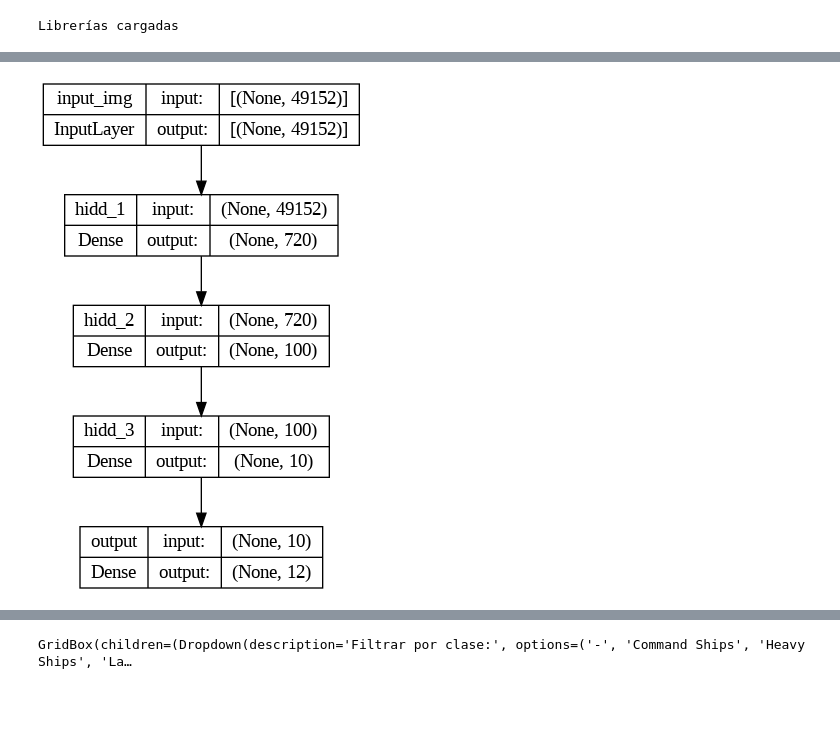
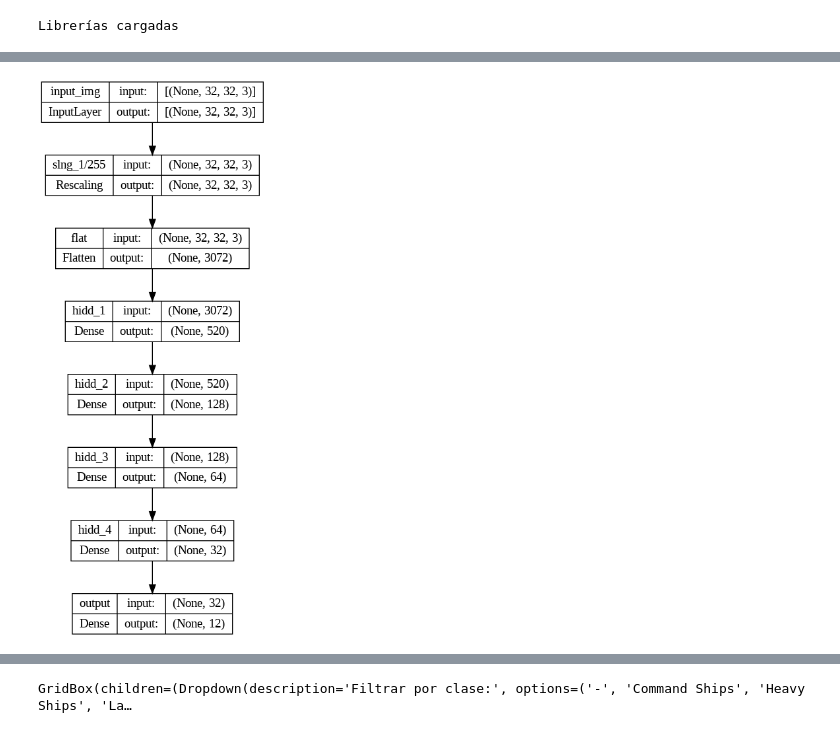
Before and after one commit to PGP-MachineLearning/demoStarWars, a Jupyter notebook: 6-Imagenes-RNA-MLP.ipynb, the cells around one changed output, grey strips where cells are left out. Saved outputs shown, nothing was run; the diff lists cells and outputs as text; code cells hidden in the pictures; blank space fills up the shorter version.

```diff
--- a/6-Imagenes-RNA-MLP.ipynb
+++ b/6-Imagenes-RNA-MLP.ipynb
@@ -154,18 +205,23 @@ if len(classes_test)>0:
 # %%
-#@title Preparar imágenes
+#@title Preparar imágenes para usar en el modelo
+
 # define función auxiliar para mostrar imágenes preparadas
 def plot_image(imag):
   if IMAGE_SHAPE[2]==1:
-    plt.imshow((imag*255).reshape(IMAGE_SHAPE[0], IMAGE_SHAPE[1]).astype(np.uint8))
+    plt.imshow((imag).reshape(IMAGE_SHAPE[0], IMAGE_SHAPE[1]).astype(np.uint8)) ## *255
     plt.gray()
   else:
-    plt.imshow((imag*255).reshape(IMAGE_SHAPE).astype(np.uint8))
+    plt.imshow((imag).reshape(IMAGE_SHAPE).astype(np.uint8)) ## *255
   plt.axis("off")
 
 # define función auxiliar para preparar la lista de imágenes a procesar
 def prepare_imageList(imagList):
-  auxiAr = np.array(imagList).astype('float32') / 255.
-  auxiAr = auxiAr.reshape((len(auxiAr), num_inputs))
+##  auxiAr = np.array(imagList).astype('float32') / 255.
+##  auxiAr = auxiAr.reshape((len(auxiAr), num_inputs))
+  auxiAr = np.array(imagList)
+  auxiAr = auxiAr.reshape((len(auxiAr), IMAGE_SHAPE[0], IMAGE_SHAPE[1], IMAGE_SHAPE[2]))
+  return auxiAr
+
   return np.array(auxiAr)
 
 # define función auxiliar para preparar lista de clases
@@ -192,6 +248,8 @@ x_test = prepare_imageList(images_test)
 y_train, y_trainEnc, dictMapeo = prepare_clasesList(classes_train)
 y_test, y_testEnc,_ = prepare_clasesList(classes_test, dictMapeo)
 
+daLayers_modelo = []
+
 # genera diccionario auxiliar para poder convertir de ID de clase a nombre de clase
 clases_map = [ x for x,y in dictMapeo.items() ]
 
@@ -231,56 +291,86 @@ if len(y_train)>0:
 # %%
 #@title Establecer modelo
 
+#@markdown ### Parámetros de la Red:
+lineal_cant_neuronas_capas_ocultas = '520, 128, 64, 32' #@param {type:"string"}
+#markdown (Nota: se puede indicar Cantidad de neuronas, D para DropOut, BN para BatchNormalization)
+lineal_capas_ocultas_tipo_funcion = 'relu' #@param ['exponential', 'linear', 'relu', 'sigmoid', 'tanh' ]
 
-#@markdown ### Parámetros de la red:
-rna_cant_neuronas_capas_ocultas = '720,100,10' #@param {type:"string"}
-rna_tipo_capa_salida = 'softmax-MultiClase' #@param ["lineal-Numero", "softmax-MultiClase"]
+lineal_porc_capa_DropOut = 0.0 #param {type:"number"}
+
+lineal_tipo_capa_salida = 'softmax-MultiClase' #@param ["lineal-Numero", "softmax-MultiClase"]
+
+#@markdown ### Parámetros del Optimizador:
+opt_tipo = "Nadam" #@param ["Gradiente Decreciente", "Adam", "Adadelta", "Adagrad", "Adamax", "Nadam", "FTRL"]
+opt_learning_rate = 0.005 #@param {type: "number"}
 
 ## aplicación de los parámetros elegidos
 
 # cantidad de neuronas ocultas
 ##hidden_layers = [ num_inputs//5, num_inputs//20, num_inputs//100 ]
 hidden_layers = []
-for val in rna_cant_neuronas_capas_ocultas.split(','):
+for val in lineal_cant_neuronas_capas_ocultas.split(','):
   val = val.strip()
-  if val.isnumeric():
+  if val == "D":
+    hidden_layers.append( "DropOut" )
+  elif val == "BN":
+    hidden_layers.append( "BatchNormalization" )
+  elif val.isnumeric():
     hidden_layers.append( val )
   else:
     print("Capa ", val, "descartada!")
 
+# chequea configuración de drop out
+if lineal_porc_capa_DropOut <= 0:
+  lineal_porc_capa_DropOut = 0.10
+elif lineal_porc_capa_DropOut > 0.9:
+    lineal_porc_capa_DropOut = 0.9
+
+
 # define si el tipo de capa de salida es softmax( True )  o lineal ( False )
 # esto implica también cambiar cómo se codifican los valores de las clases a usar
-tipo_output_softMax = (rna_tipo_capa_salida[:7] == 'softmax')
-
-opt_tipo = "Gradiente Decreciente" # param ["Gradiente Decreciente", "Adam", "Adadelta", "Adagrad", "Adamax", "Nadam", "FTRL"]
-opt_learning_rate = 0.001 #@param {type: "number"}
+tipo_output_softMax = (lineal_tipo_capa_salida[:7] == 'softmax')
 
 # define la arquitectura de capas teniendo en cuenta la definición dada anteriomente
-input_img_Lay = Input(shape=(num_inputs,), name='input_img') # capa de entrada
+##input_img_Lay = Input(shape=(num_inputs,), name='input_img') # capa de entrada
+input_img_Lay = tf.keras.layers.Input(shape=IMAGE_SHAPE, name='input_img') # capa de entrada
 eachLay = input_img_Lay
+
+# agrega capas de data augmentation si se usan
+if len(daLayers_modelo)>0:
+  for da_lay in daLayers_modelo:
+    eachLay = da_lay(eachLay)
+
+# agrega capa para ajuste de imágenes
+eachLay = tf.keras.layers.Rescaling(1./255, name='slng_1/255')(eachLay)
+eachLay = tf.keras.layers.Flatten(name='flat')(eachLay)
+
+# agrega capas ocultas
 auxName = 'hidd_'
 auxId = 1
 for val_hid in hidden_layers:
 
   if val_hid == "DropOut":
-    eachLay = Dropout(0.2)(eachLay)
+    auxlayerName = "d_"+str(auxId)
+    auxId = auxId + 1
+    eachLay = tf.keras.layers.Dropout(lineal_porc_capa_DropOut, name=auxlayerName)(eachLay)
   elif val_hid == "BatchNormalization":
-    auxlayerName = "bn"+str(auxId)
+    auxlayerName = "bn_"+str(auxId)
     auxId = auxId + 1
-    eachLay = BatchNormalization(name=auxlayerName)(eachLay)
+    eachLay = tf.keras.layers.BatchNormalization(name=auxlayerName)(eachLay)
   elif val_hid.isnumeric():
     # agrega la capa oculta
     auxlayerName = auxName+str(auxId)
     auxId = auxId + 1
-    eachLay = Dense(int(val_hid), name=auxlayerName)(eachLay) # capas ocultas
+    eachLay = tf.keras.layers.Dense(int(val_hid), activation=lineal_capas_ocultas_tipo_funcion, name=auxlayerName)(eachLay) # capas ocultas
 
 # agrega capa de salida
 if tipo_output_softMax:
     # se genera una capa softmax
-    output_img_Lay = Dense(units = len(dictMapeo), activation='softmax', name='output')(eachLay) # capa de salida
+    output_img_Lay = tf.keras.layers.Dense(units = len(dictMapeo), activation='softmax', name='output')(eachLay) # capa de salida
 else:
     # se genera una capa lineal con una salida numérica
-    output_img_Lay = Dense(1, activation=None, name='output')(eachLay) # capa de salida
+    output_img_Lay = tf.keras.layers.Dense(1, activation=None, name='output')(eachLay) # capa de salida
 
 
 if opt_tipo == "Gradiente Decreciente":
@@ -335,3 +422,3 @@ Trainable params: 35463402 (135.28 MB)
 Non-trainable params: 0 (0.00 Byte)
 _________________________________________________________________
-[figure, old version]
+[figure, new version]
```
Also changed, not shown: parts of 18 cells of this notebook, 6 other files.
